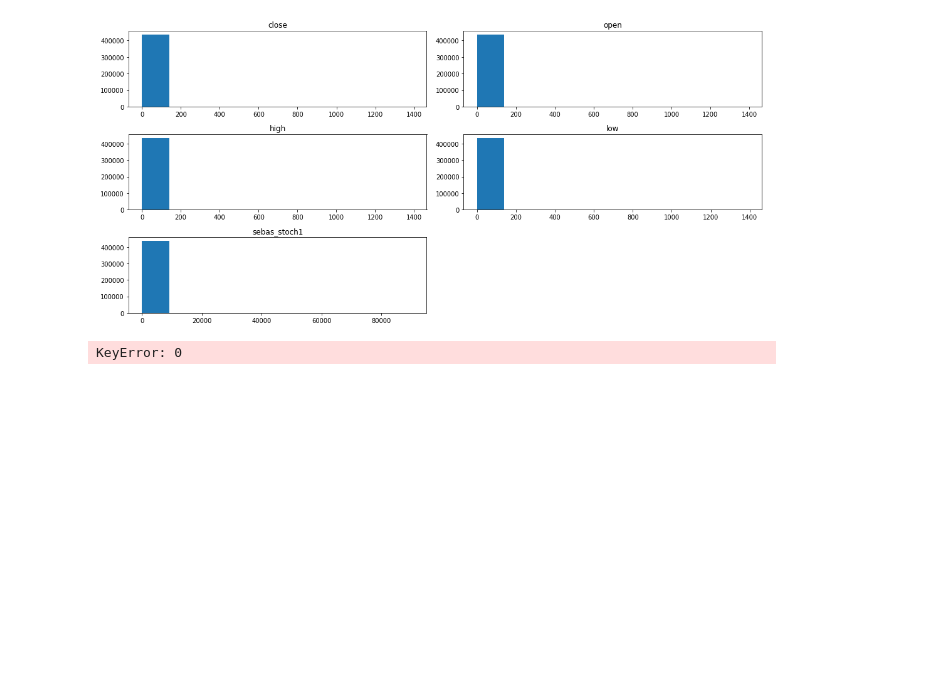
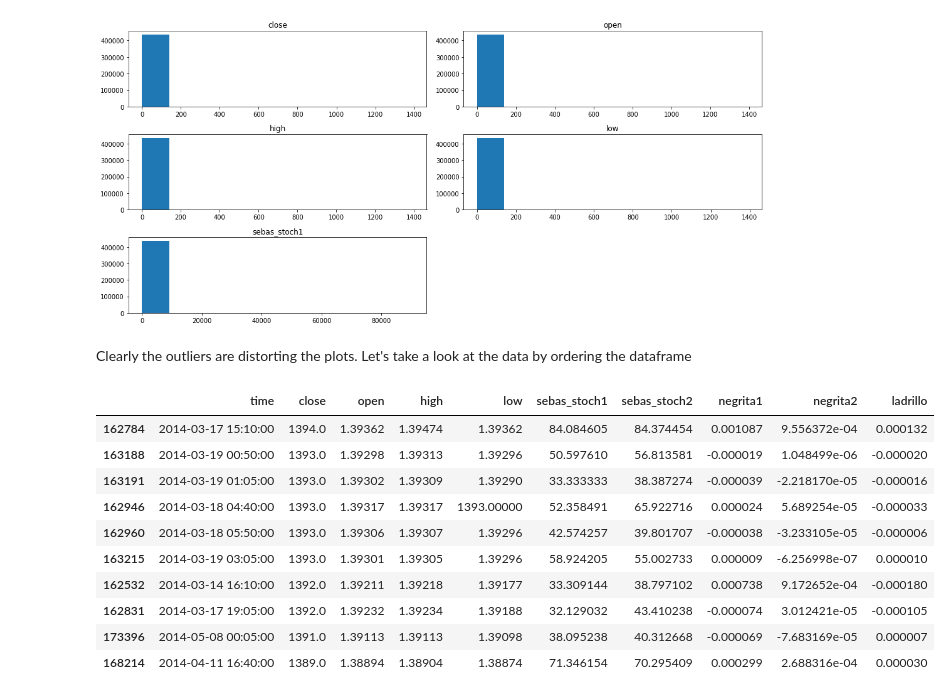
Before and after one commit to mathetes87/machine-learning-1, a Jupyter notebook: projects/capstone/Forex Predict/Preprocess data.ipynb, the cells around one changed output. Saved outputs shown, nothing was run; the diff lists cells and outputs as text; code cells hidden in the pictures; blank space fills up the shorter version.

```diff
--- a/projects/capstone/Forex Predict/Preprocess data.ipynb
+++ b/projects/capstone/Forex Predict/Preprocess data.ipynb
@@ -53,6 +56,18 @@ plt.show()
 # %% [output]
 [figure]
-# %%
-data
-# %% [output]
-KeyError: 0
+# %% [markdown]
+Clearly the outliers are distorting the plots. Let's take a look at the data by ordering the dataframe
+# %%
+data.sort_values('close', ascending=False)[:10]
+# %% [output]
+|  | time | close | open | high | low | sebas_stoch1 | sebas_stoch2 | negrita1 | negrita2 | ladrillo |
+| 162784 | 2014-03-17 15:10:00 | 1394.0 | 1.39362 | 1.39474 | 1.39362 | 84.084605 | 84.374454 | 0.001087 | 9.556372e-04 | 0.000132 |
+| 163188 | 2014-03-19 00:50:00 | 1393.0 | 1.39298 | 1.39313 | 1.39296 | 50.597610 | 56.813581 | -0.000019 | 1.048499e-06 | -0.000020 |
+| 163191 | 2014-03-19 01:05:00 | 1393.0 | 1.39302 | 1.39309 | 1.39290 | 33.333333 | 38.387274 | -0.000039 | -2.218170e-05 | -0.000016 |
+| 162946 | 2014-03-18 04:40:00 | 1393.0 | 1.39317 | 1.39317 | 1393.00000 | 52.358491 | 65.922716 | 0.000024 | 5.689254e-05 | -0.000033 |
+| 162960 | 2014-03-18 05:50:00 | 1393.0 | 1.39306 | 1.39307 | 1.39296 | 42.574257 | 39.801707 | -0.000038 | -3.233105e-05 | -0.000006 |
+| 163215 | 2014-03-19 03:05:00 | 1393.0 | 1.39301 | 1.39305 | 1.39296 | 58.924205 | 55.002733 | 0.000009 | -6.256998e-07 | 0.000010 |
+| 162532 | 2014-03-14 16:10:00 | 1392.0 | 1.39211 | 1.39218 | 1.39177 | 33.309144 | 38.797102 | 0.000738 | 9.172652e-04 | -0.000180 |
+| 162831 | 2014-03-17 19:05:00 | 1392.0 | 1.39232 | 1.39234 | 1.39188 | 32.129032 | 43.410238 | -0.000074 | 3.012421e-05 | -0.000105 |
+| 173396 | 2014-05-08 00:05:00 | 1391.0 | 1.39113 | 1.39113 | 1.39098 | 38.095238 | 40.312668 | -0.000069 | -7.683169e-05 | 0.000007 |
+| 168214 | 2014-04-11 16:40:00 | 1389.0 | 1.38894 | 1.38904 | 1.38874 | 71.346154 | 70.295409 | 0.000299 | 2.688316e-04 | 0.000030 |
```
Also changed, not shown: parts of 9 cells of this notebook, 1 other file.
